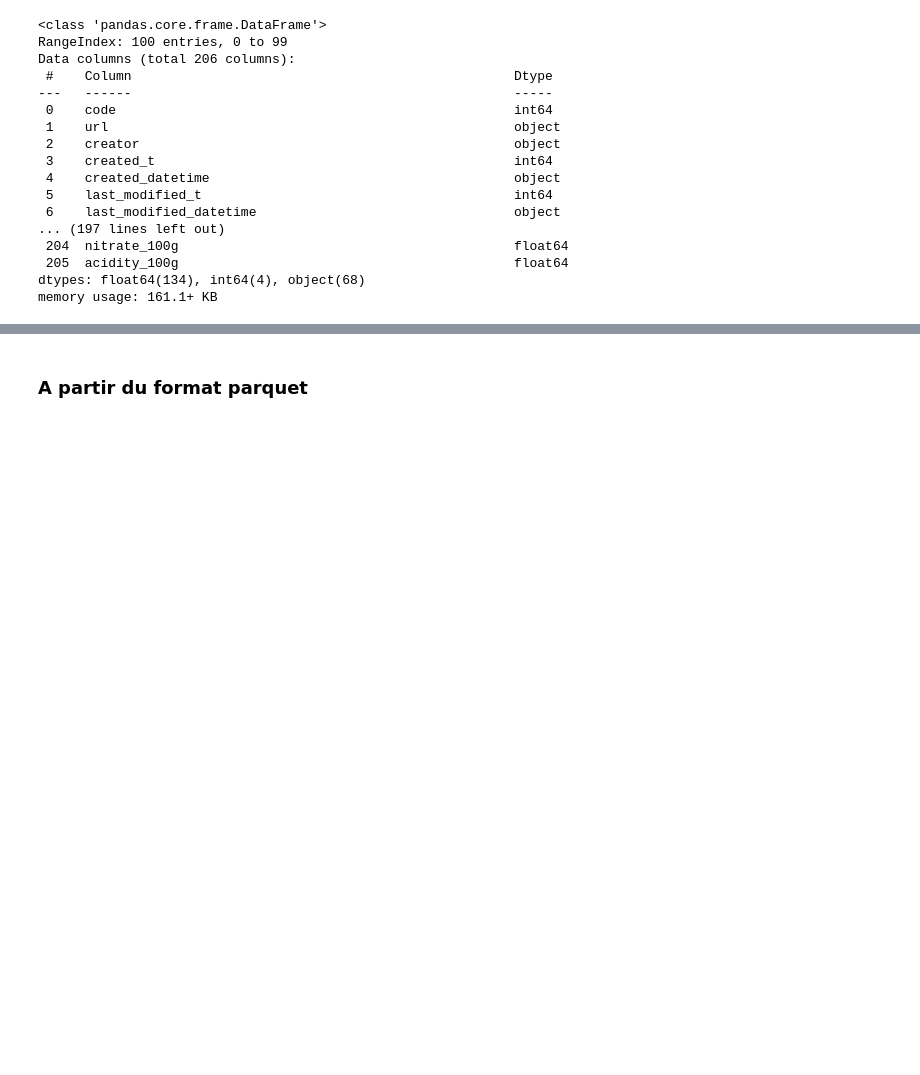
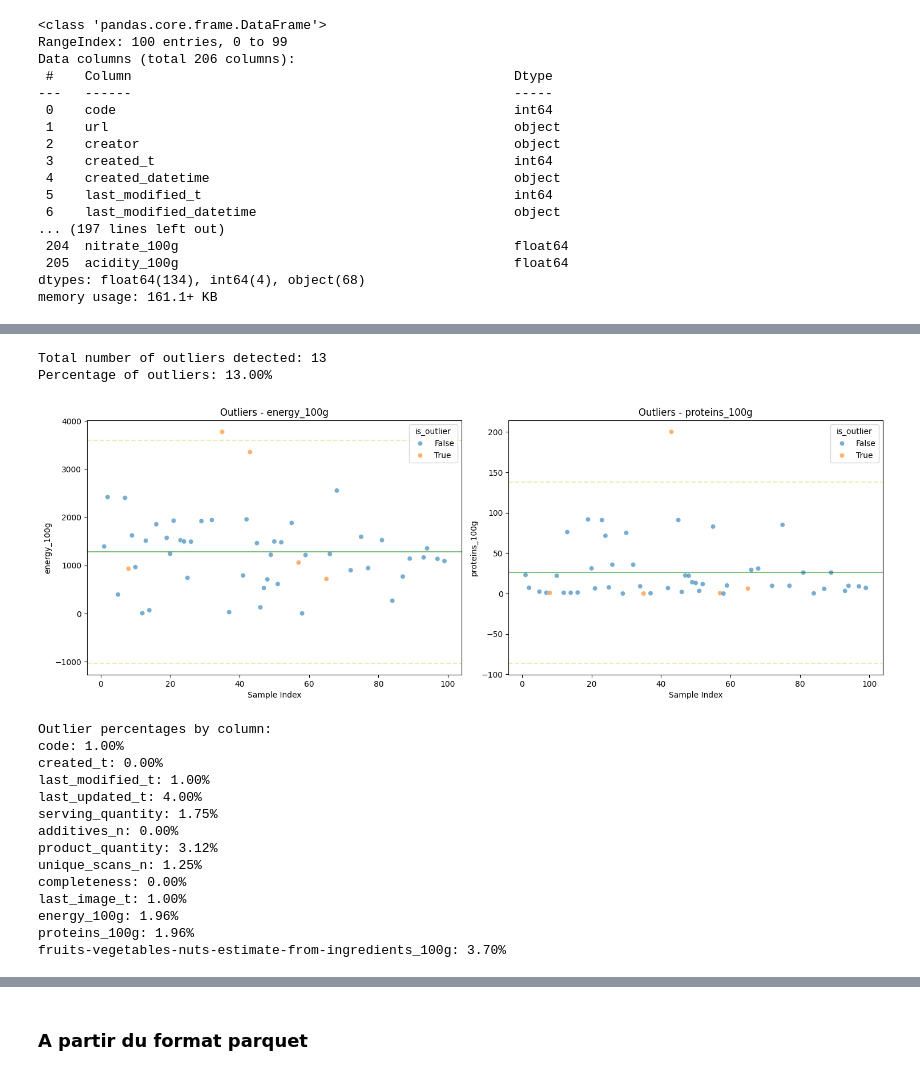
Before and after one commit to HerySon/teaching_ml_bis_2025, a Jupyter notebook: notebooks/project_starter.ipynb, the cells around one changed output, grey strips where cells are left out. Saved outputs shown, nothing was run; the diff lists cells and outputs as text; code cells hidden in the pictures; blank space fills up the shorter version.

```diff
--- a/notebooks/project_starter.ipynb
+++ b/notebooks/project_starter.ipynb
@@ -45,3 +40,7 @@ Data columns (total 206 columns):
  205  acidity_100g                                           float64
 dtypes: float64(134), int64(4), object(68)
 memory usage: 161.1+ KB
+# %%
+# call filter on df
+df = filter_data(df)
+df.info(verbose=True)
@@ -47,0 +65,26 @@ memory usage: 161.1+ KB
+# %%
+# detect outliers avec RANSAC
+df_ransac, ransac_models, outlier_percentages = detect_outliers_ransac(df)
+
+# print outlier % pour chaque col
+print("\nOutlier percentages by column:")
+for col, pct in outlier_percentages.items():
+    print(f"{col}: {pct:.2f}%")
+# %% [output]
+Total number of outliers detected: 13
+Percentage of outliers: 13.00%
+[figure, added]
+Outlier percentages by column:
+code: 1.00%
+created_t: 0.00%
+last_modified_t: 1.00%
+last_updated_t: 4.00%
+serving_quantity: 1.75%
+additives_n: 0.00%
+product_quantity: 3.12%
+unique_scans_n: 1.25%
+completeness: 0.00%
+last_image_t: 1.00%
+energy_100g: 1.96%
+proteins_100g: 1.96%
+fruits-vegetables-nuts-estimate-from-ingredients_100g: 3.70%
```
Also changed, not shown: parts of 6 cells of this notebook.
